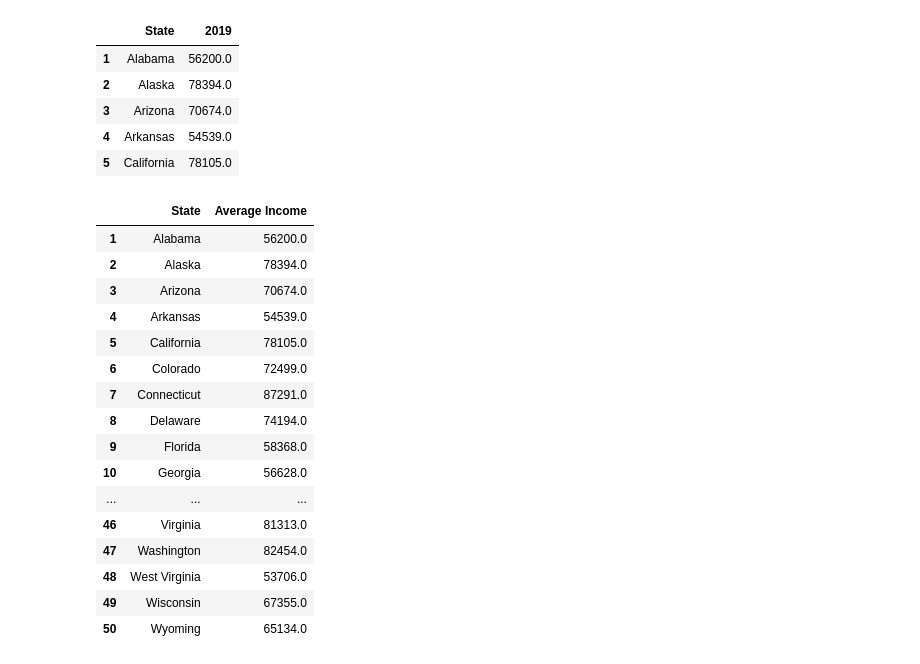
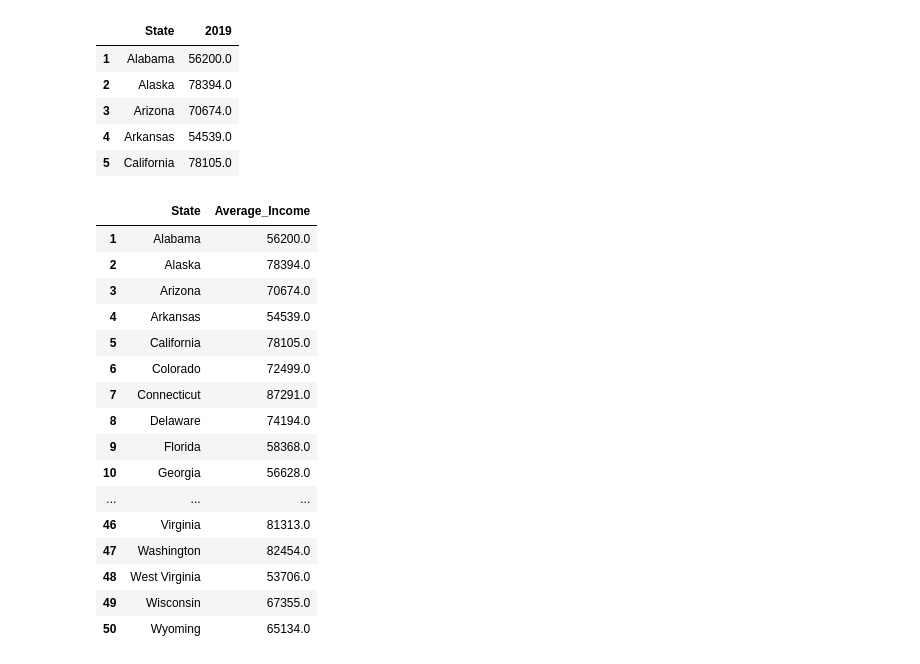
Before and after one commit to aliciasply/InterState-Migration, a Jupyter notebook: Code/median_income_Alicia .ipynb, the cells around one changed output. Cells and saved outputs as stored; diff of their text form; code cells hidden in the pictures.

```diff
--- a/Code/median_income_Alicia .ipynb
+++ b/Code/median_income_Alicia .ipynb
@@ -125,10 +125,10 @@ latest_data.head()
 | 4 | Arkansas | 54539.0 |
 | 5 | California | 78105.0 |
 # %%
-avg_income_df = latest_data.rename({"2019": "Average Income"}, axis="columns")
+avg_income_df = latest_data.rename({"2019": "Average_Income"}, axis="columns")
 avg_income_df
 # %% [output]
-|  | State | Average Income |
+|  | State | Average_Income |
 | 1 | Alabama | 56200.0 |
 | 2 | Alaska | 78394.0 |
 | 3 | Arizona | 70674.0 |
```
Also changed, not shown: 6 other files.
